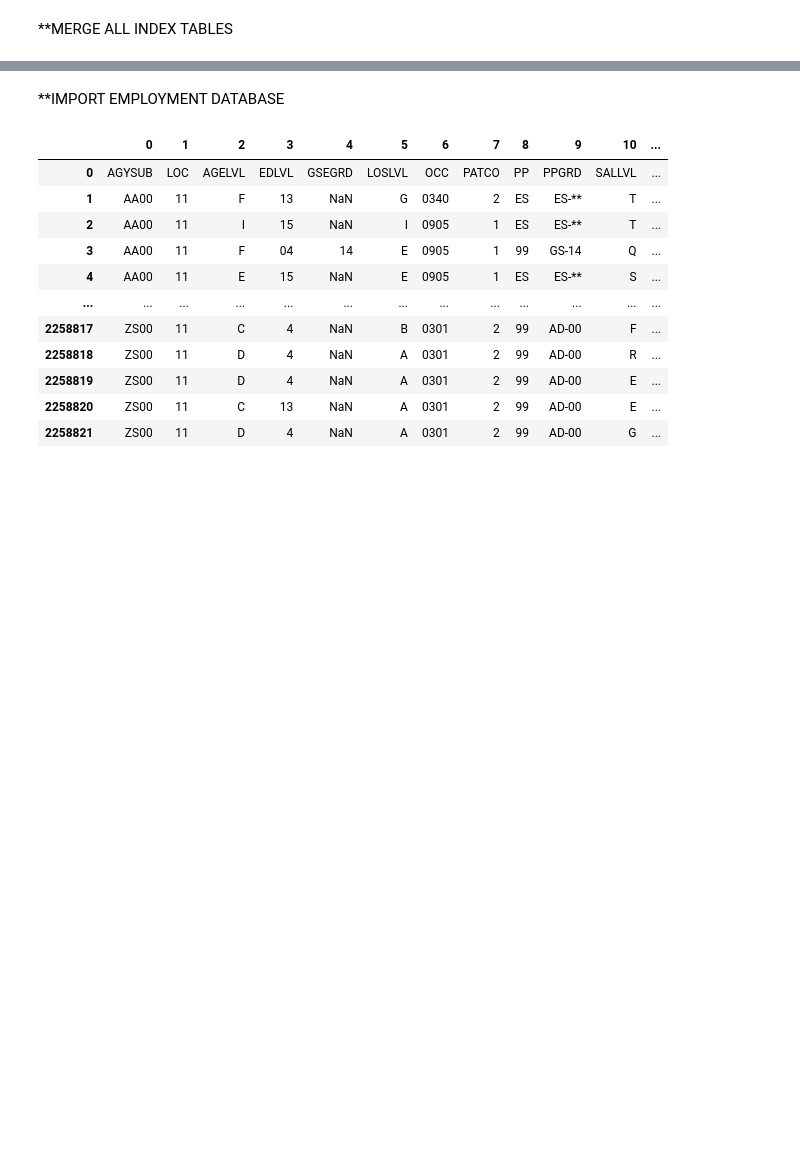
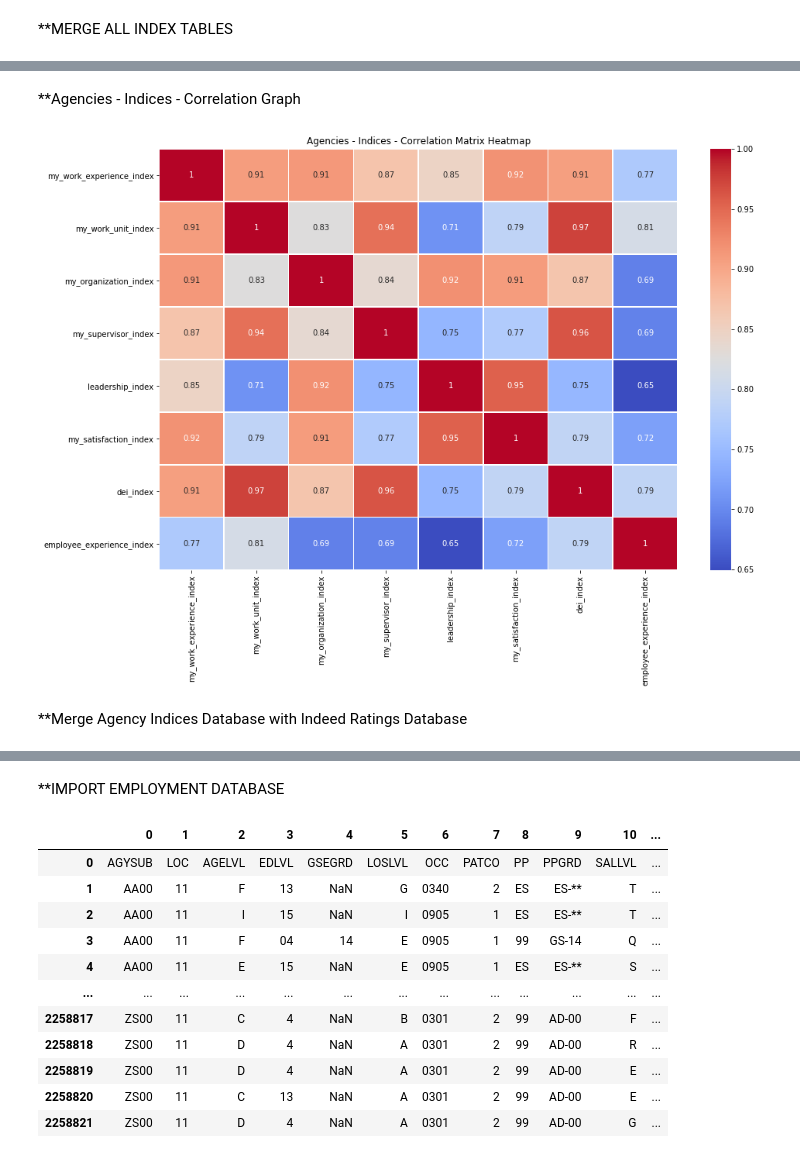
Before and after one commit to aaron-hollinger/federal_employee_job_satisfaction, a Jupyter notebook: notebooks/capstone.ipynb, the cells around one changed output, grey strips where cells are left out. Drawn from its saved outputs; the diff is of its cells as text; code cells hidden in the pictures; blank space fills up the shorter version.

```diff
--- a/notebooks/capstone.ipynb
+++ b/notebooks/capstone.ipynb
@@ -789,2 +732,0 @@ full_corr
-# %%
-merged_indices['percentage_q'] = merged_indices['percentage_quit'] * 100
@@ -837,0 +735,2 @@ index_tables = [my_work_experience_index_groupby, my_work_unit_index_groupby, my
+# %%
+agency_indices_corr_matrix = merged_indices.corr()
@@ -837,0 +749,11 @@ index_tables = [my_work_experience_index_groupby, my_work_unit_index_groupby, my
+# %% [markdown]
+**Agencies - Indices - Correlation Graph
+# %%
+plt.figure(figsize=(15, 10))
+sns.heatmap(agency_indices_corr_matrix, annot=True, cmap='coolwarm', linewidths=.5)
+plt.title('Agencies - Indices - Correlation Matrix Heatmap')
+plt.show()
+# %% [output]
+[figure, added]
+# %% [markdown]
+**Merge Agency Indices Database with Indeed Ratings Database
```
Also changed, not shown: parts of 127 cells of this notebook.
